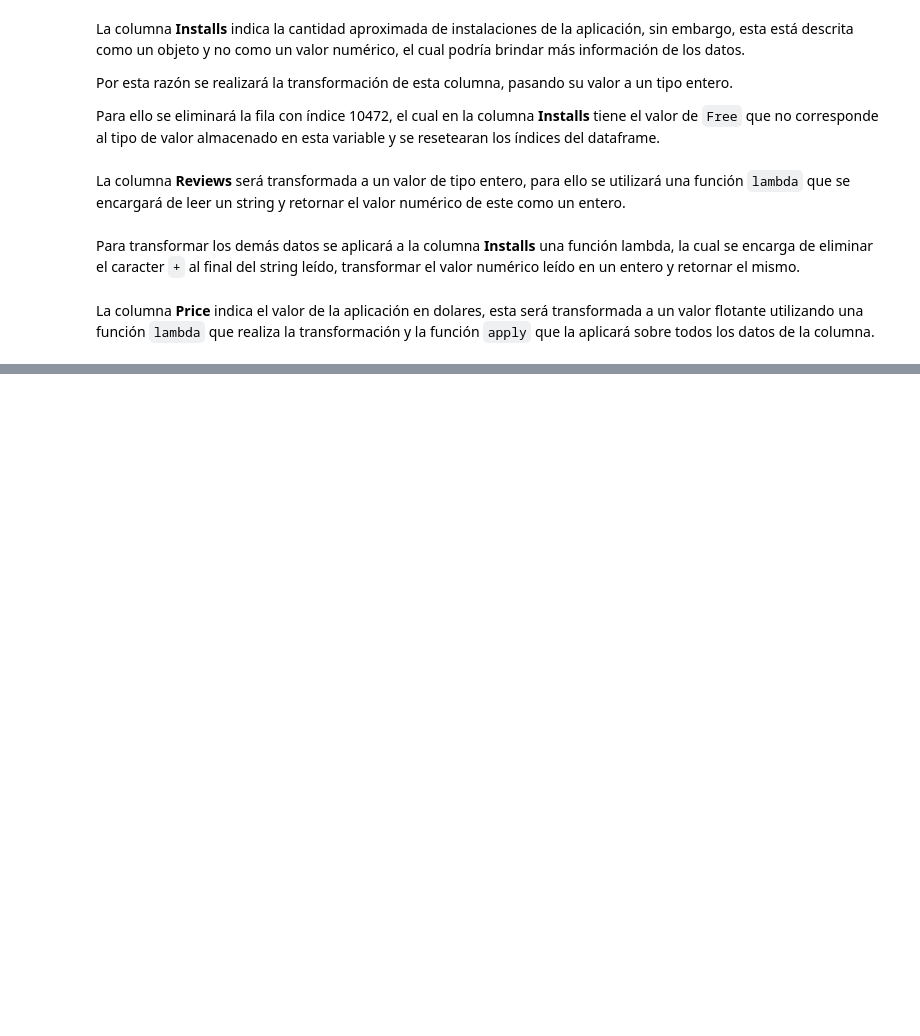
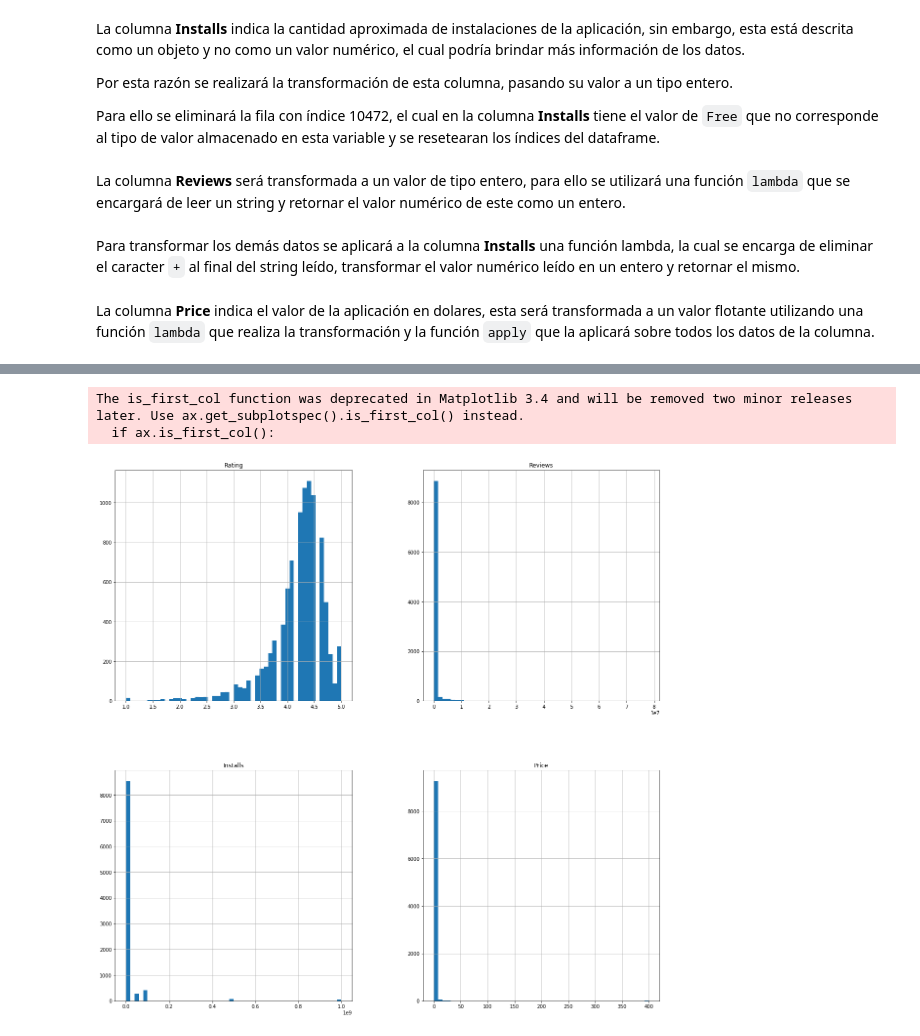
Before and after one commit to UN-things/IS-project, a Jupyter notebook: code.ipynb, the cells around one changed output, grey strips where cells are left out. Drawn from its saved outputs; the diff is of its cells as text; code cells hidden in the pictures; blank space fills up the shorter version.

Commit message:
clean data

```diff
--- a/code.ipynb
+++ b/code.ipynb
@@ -96,7 +99,7 @@ df["Reviews"] = df["Reviews"].apply(lambda x: int(x))
 # %% [markdown]
 Para transformar los demás datos se aplicará a la columna **Installs** una función lambda, la cual se encarga de eliminar el caracter `+` al final del string leído, transformar el valor numérico leído en un entero y retornar el mismo.
 # %%
-df["Installs"] = df["Installs"].apply(lambda x: int(x[:-1].replace(',', '')) if x != '0' else 0)
+df["Installs"] = df["Installs"].apply(lambda x: float(x[:-1].replace(',', '')) if x != '0' else 0.0)
 # %% [markdown]
 La columna **Price** indica el valor de la aplicación en dolares, esta será transformada a un valor flotante utilizando una función `lambda` que realiza la transformación y la función `apply` que la aplicará sobre todos los datos de la columna.
 # %%
@@ -135,0 +174,3 @@ df.head()
+# %%
+df = df.dropna(subset=['Rating'])
+df.isna().sum()
@@ -135,0 +209,2 @@ df.head()
+# %%
+df.fillna(value={'Current Ver': '1.0'}, inplace=True)
@@ -135,0 +235,2 @@ df.head()
+# %%
+df.fillna(value={'Android Ver': '4.1 and up'}, inplace=True)
@@ -135,0 +263,6 @@ df.head()
+# %%
+pd.DataFrame.hist(df, figsize=(20,20), bins=50);
+# %% [output]
+The is_first_col function was deprecated in Matplotlib 3.4 and will be removed two minor releases later. Use ax.get_subplotspec().is_first_col() instead.
+  if ax.is_first_col():
+[figure, added]
```
Also changed, not shown: parts of 30 cells of this notebook.
